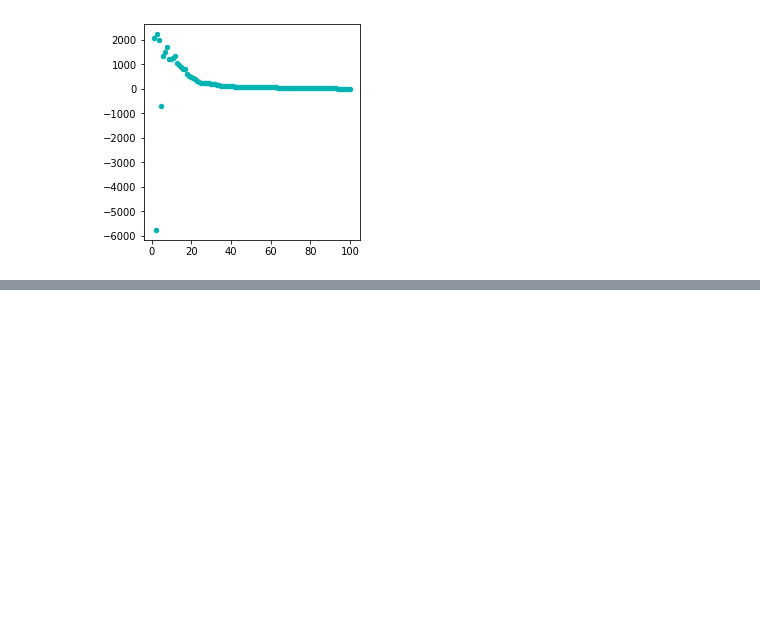
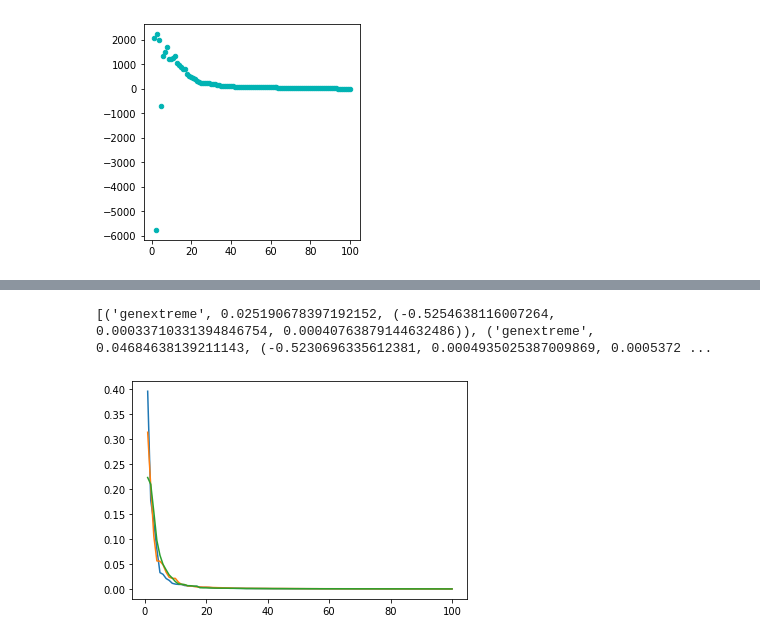
Before and after one commit to fedeb95/memes, a Jupyter notebook: Untitled.ipynb, the cells around one changed output, grey strips where cells are left out. Cells and saved outputs as stored; diff of their text form; code cells hidden in the pictures; blank space fills up the shorter version.

```diff
--- a/Untitled.ipynb
+++ b/Untitled.ipynb
@@ -165,14 +119,0 @@ def get_best_distribution(data):
-# %%
-import os
-np.seterr('raise')
-files = os.listdir('./ec2/')
-tmp = []
-for f in files:
-    tmp = pd.read_csv('ec2/'+f, sep=';')
-    tmp['interactions'] = tmp['upvotes'] + tmp['downvotes']
-    tmp = tmp.set_index('time')
-    tmp.index = pd.DatetimeIndex(tmp.index)
-    tmp =  df[df.index == max(df.index)].sort_values(by='interactions',ascending=False)
-    tmp = tmp['interactions']
-    x_data2 = [i for i in range(1, len(tmp)+1)]
-    get_best_distribution(tmp)
@@ -199,0 +165,26 @@ Parameters for the best fit: (1.018813575461019, 0.49325499245123533, -8.2124976
+# %%
+import os
+#np.seterr('raise')
+files = os.listdir('./ec2/')
+pvalues = []
+tmp = []
+for f in files:
+    tmp = pd.read_csv('ec2/'+f, sep=';')
+    tmp.dropna()
+    tmp['interactions'] = tmp['upvotes'] + tmp['downvotes']
+    tmp = tmp.set_index('time')
+    tmp.index = pd.DatetimeIndex(tmp.index)
+    tmp =  tmp[tmp.index == max(tmp.index)].sort_values(by='interactions',ascending=False)
+    tmp = tmp['interactions']
+    tmp = tmp / sum(tmp)
+    tmp[tmp == 0] = 1e-18
+    tmp = tmp.astype(np.float64).to_numpy()
+    x_data2 = [i for i in range(1, len(tmp)+1)]
+    plt.plot(x_data2, tmp)
+    res = get_best_distribution(tmp)
+    pvalues.append(res)
+
+print(pvalues)
+# %% [output]
+[('genextreme', 0.025190678397192152, (-0.5254638116007264, 0.00033710331394846754, 0.00040763879144632486)), ('genextreme', 0.04684638139211143, (-0.5230696335612381, 0.0004935025387009869, 0.0005372 ...
+[figure, added]
```
Also changed, not shown: parts of 12 cells of this notebook.
